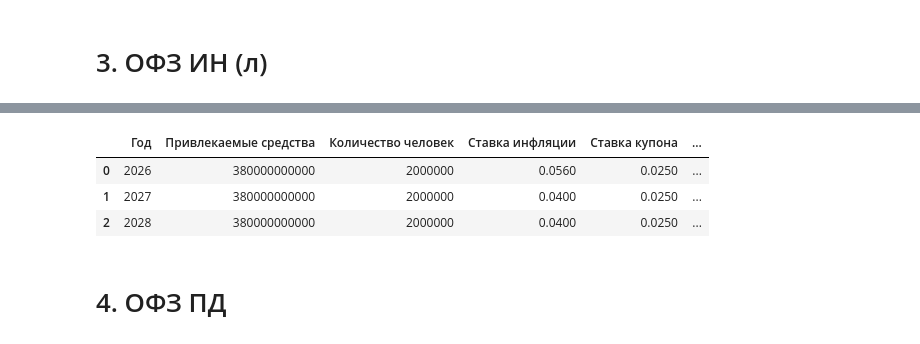
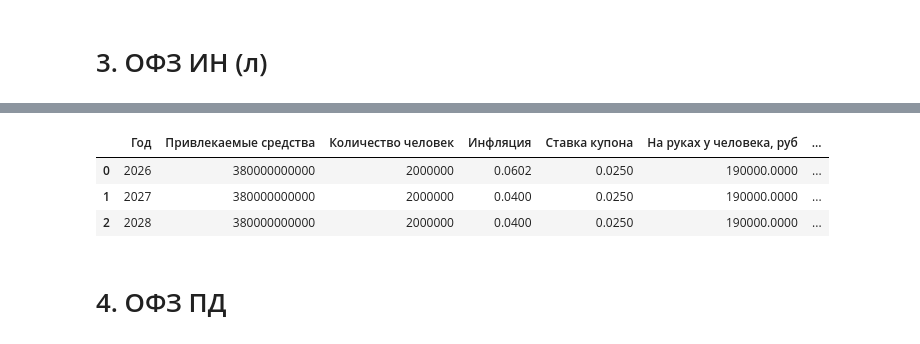
Before and after one commit to DOC8048/ofz-in-l, a Jupyter notebook: ОФЗ ИН (л).ipynb, the cells around one changed output, grey strips where cells are left out. Saved outputs shown, nothing was run; the diff lists cells and outputs as text; code cells hidden in the pictures.

```diff
--- a/ОФЗ ИН (л).ipynb
+++ b/ОФЗ ИН (л).ipynb
@@ -44,0 +92,6 @@ dynamic
+# %%
+DEPOSIT_DECREMENT = 2.5
+base = value
+inf_res['Ставка депозита'] = base - (DEPOSIT_DECREMENT/100) * inf_res.index
+inf_res[['Инфляция','Ставка депозита']] = inf_res[['Инфляция','Ставка депозита']]/100
+inf_res
@@ -45,6 +103,6 @@ dynamic
 # %% [markdown]
 # 3. ОФЗ ИН (л)
 # %%
-ofz = dynamic.copy()
+ofz =inf_res.copy()
 ofz
 # %% [output]
@@ -81,4 +139,4 @@ ofz
 # %%
-ofz['Инфляционный множитель']= (1 + dynamic['Ставка инфляции']).cumprod()
+ofz['Инфляционный множитель']= (1 + inf_res['Инфляция']).cumprod()
 ofz
 # %% [output]
@@ -106,4 +164,4 @@ ofz
 # %%
-ofz['Индексация номинала'] = ofz['Номинал на начало'] * ofz['Ставка инфляции']
+ofz['Индексация номинала'] = ofz['Номинал на начало'] * ofz['Инфляция']
 ofz
 # %% [output]
@@ -166,25 +224,25 @@ cols
 # %%
 df = ofz[['Год',
  'Привлекаемые средства',
  'Количество человек',
- 'Ставка инфляции',
+ 'Инфляция',
  'Ставка купона',
  'На руках у человека, руб',
  'Облигаций штук',
  'Инфляционный множитель',
  'Номинал на начало',
  'Индексация номинала',
  'Номинал после индексации',
  'Купон, руб',
  'Доход без вычета',
  'Налоговый вычет, руб',
  'Доход с вычетом']]
 df
 # %% [output]
-|  | Год | Привлекаемые средства | Количество человек | Ставка инфляции | Ставка купона | ... |
-| 0 | 2026 | 380000000000 | 2000000 | 0.0560 | 0.0250 | ... |
-| 1 | 2027 | 380000000000 | 2000000 | 0.0400 | 0.0250 | ... |
-| 2 | 2028 | 380000000000 | 2000000 | 0.0400 | 0.0250 | ... |
+|  | Год | Привлекаемые средства | Количество человек | Инфляция | Ставка купона | На руках у человека, руб | ... |
+| 0 | 2026 | 380000000000 | 2000000 | 0.0602 | 0.0250 | 190000.0000 | ... |
+| 1 | 2027 | 380000000000 | 2000000 | 0.0400 | 0.0250 | 190000.0000 | ... |
+| 2 | 2028 | 380000000000 | 2000000 | 0.0400 | 0.0250 | 190000.0000 | ... |
 # %% [markdown]
 # 4. ОФЗ ПД
 # %%
```
Also changed, not shown: parts of 37 cells of this notebook, 1 other file.
